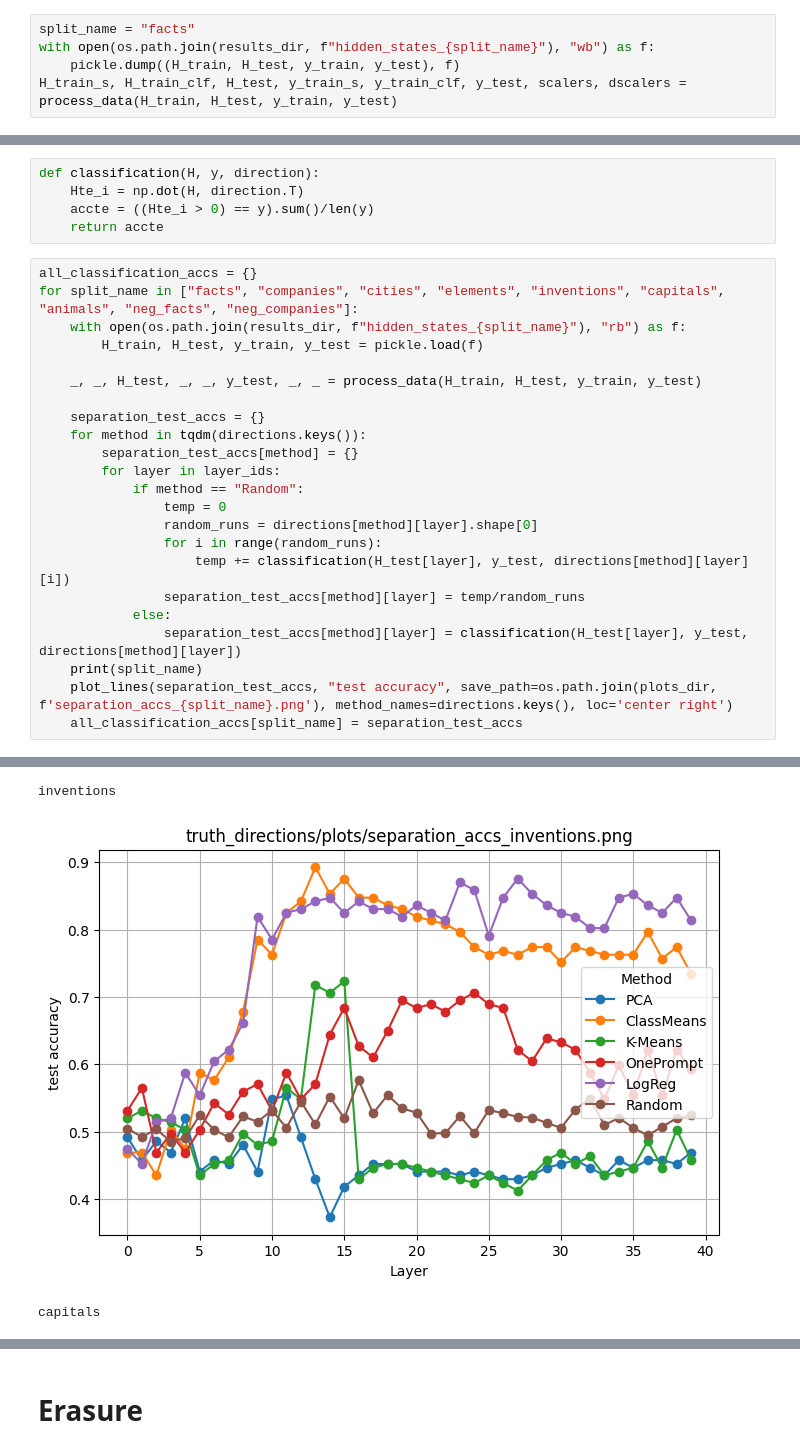
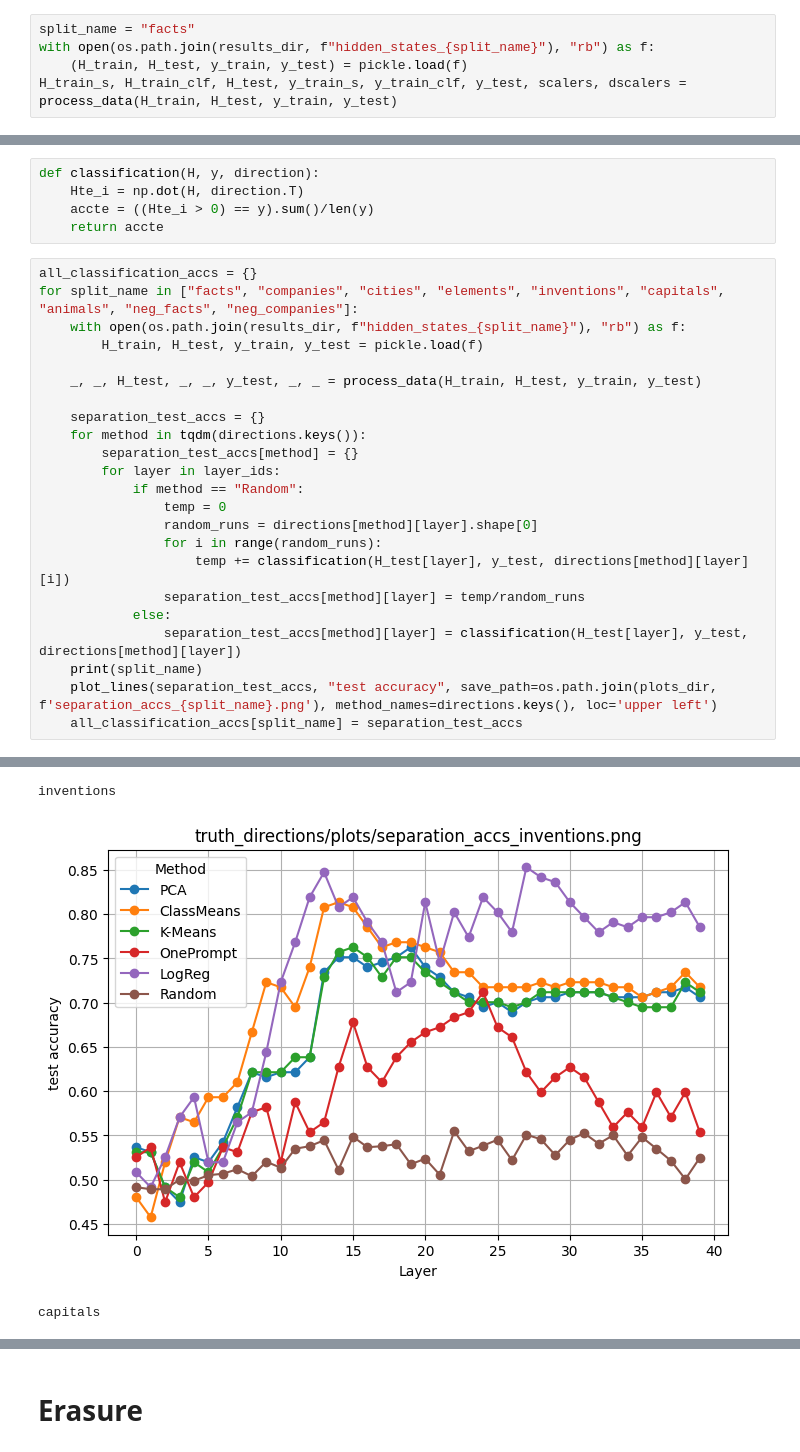
Before and after one commit to magikarp01/exploring_directions, a Jupyter notebook: truth_extraction_classification_removal.ipynb, the cells around one changed output, grey strips where cells are left out. Cells and saved outputs as stored; diff of their text form.

Commit message:
Fixed bug in direction generation (using wrong dataset)

```diff
--- a/truth_extraction_classification_removal.ipynb
+++ b/truth_extraction_classification_removal.ipynb
@@ -323,6 +346,6 @@ def process_data(H_train, H_test, y_train, y_test):
     return H_train_s, H_train_clf, H_test, y_train_s, y_train_clf, y_test, scalers, dscalers
 # %%
 split_name = "facts"
-with open(os.path.join(results_dir, f"hidden_states_{split_name}"), "wb") as f:
-    pickle.dump((H_train, H_test, y_train, y_test), f)
+with open(os.path.join(results_dir, f"hidden_states_{split_name}"), "rb") as f:
+    (H_train, H_test, y_train, y_test) = pickle.load(f)
 H_train_s, H_train_clf, H_test, y_train_s, y_train_clf, y_test, scalers, dscalers = process_data(H_train, H_test, y_train, y_test)
@@ -462,7 +492,7 @@ for split_name in ["facts", "companies", "cities", "elements", "inventions", "ca
             else:
                 separation_test_accs[method][layer] = classification(H_test[layer], y_test, directions[method][layer])
     print(split_name)
-    plot_lines(separation_test_accs, "test accuracy", save_path=os.path.join(plots_dir, f'separation_accs_{split_name}.png'), method_names=directions.keys(), loc='center right')
+    plot_lines(separation_test_accs, "test accuracy", save_path=os.path.join(plots_dir, f'separation_accs_{split_name}.png'), method_names=directions.keys(), loc='upper left')
     all_classification_accs[split_name] = separation_test_accs
 # %% [output]
 facts
@@ -476,3 +506,3 @@ elements
 inventions
-[figure, old version]
+[figure, new version]
 capitals
```
Also changed, not shown: parts of 14 cells of this notebook.
